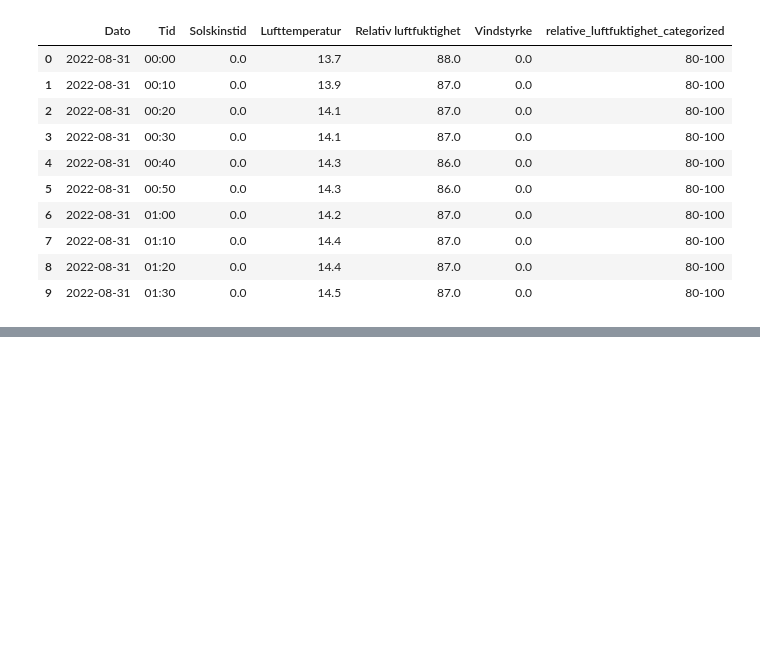
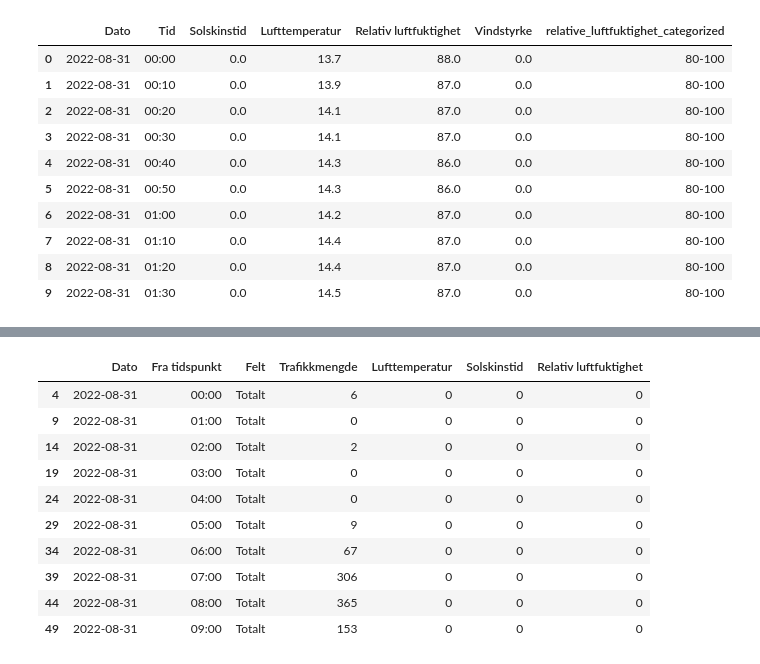
Before and after one commit to Njaaped/prosjekt1INF161, a Jupyter notebook: cycle.ipynb, the cells around one changed output, grey strips where cells are left out. Saved outputs shown, nothing was run; the diff lists cells and outputs as text; code cells hidden in the pictures; blank space fills up the shorter version.

```diff
--- a/cycle.ipynb
+++ b/cycle.ipynb
@@ -141,0 +197,26 @@ plt.show()
+# %%
+
+
+# print(newdfweather.head(10))
+
+dftot_copy = dftot.copy()
+
+dftot_copy['Lufttemperatur'] = 0
+dftot_copy['Solskinstid'] = 0
+dftot_copy['Relativ luftfuktighet'] = 0
+
+
+
+dftot_copy.head(10)
+# %% [output]
+|  | Dato | Fra tidspunkt | Felt | Trafikkmengde | Lufttemperatur | Solskinstid | Relativ luftfuktighet |
+| 4 | 2022-08-31 | 00:00 | Totalt | 6 | 0 | 0 | 0 |
+| 9 | 2022-08-31 | 01:00 | Totalt | 0 | 0 | 0 | 0 |
+| 14 | 2022-08-31 | 02:00 | Totalt | 2 | 0 | 0 | 0 |
+| 19 | 2022-08-31 | 03:00 | Totalt | 0 | 0 | 0 | 0 |
+| 24 | 2022-08-31 | 04:00 | Totalt | 0 | 0 | 0 | 0 |
+| 29 | 2022-08-31 | 05:00 | Totalt | 9 | 0 | 0 | 0 |
+| 34 | 2022-08-31 | 06:00 | Totalt | 67 | 0 | 0 | 0 |
+| 39 | 2022-08-31 | 07:00 | Totalt | 306 | 0 | 0 | 0 |
+| 44 | 2022-08-31 | 08:00 | Totalt | 365 | 0 | 0 | 0 |
+| 49 | 2022-08-31 | 09:00 | Totalt | 153 | 0 | 0 | 0 |
```
Also changed, not shown: parts of 11 cells of this notebook, 21 other files.
